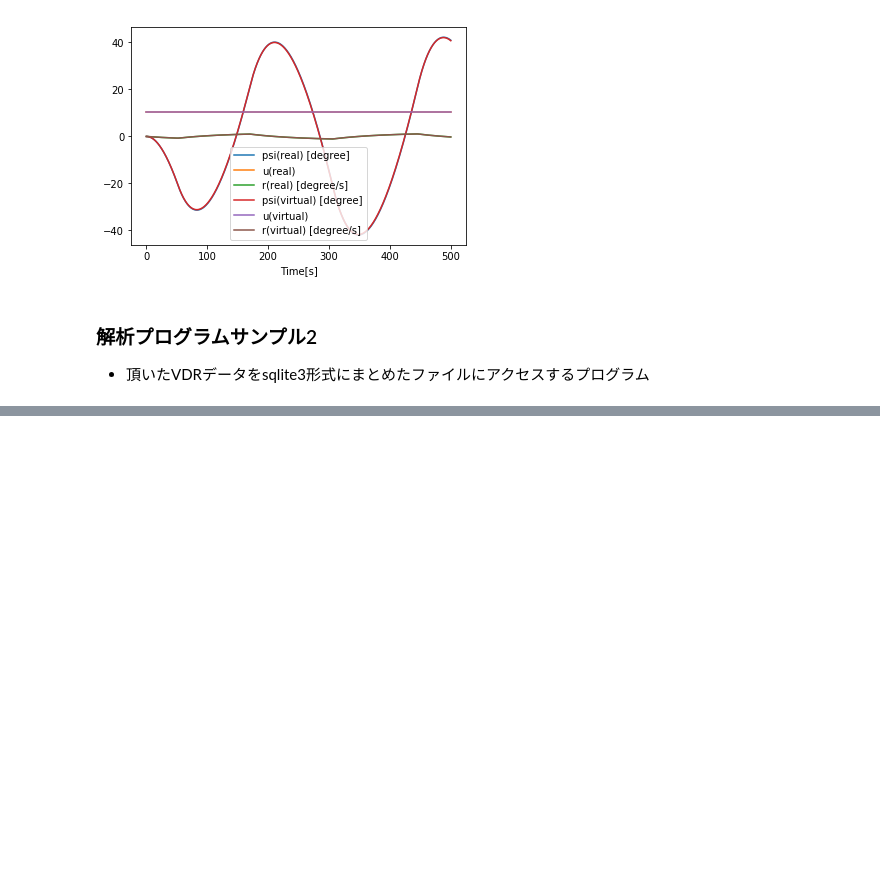
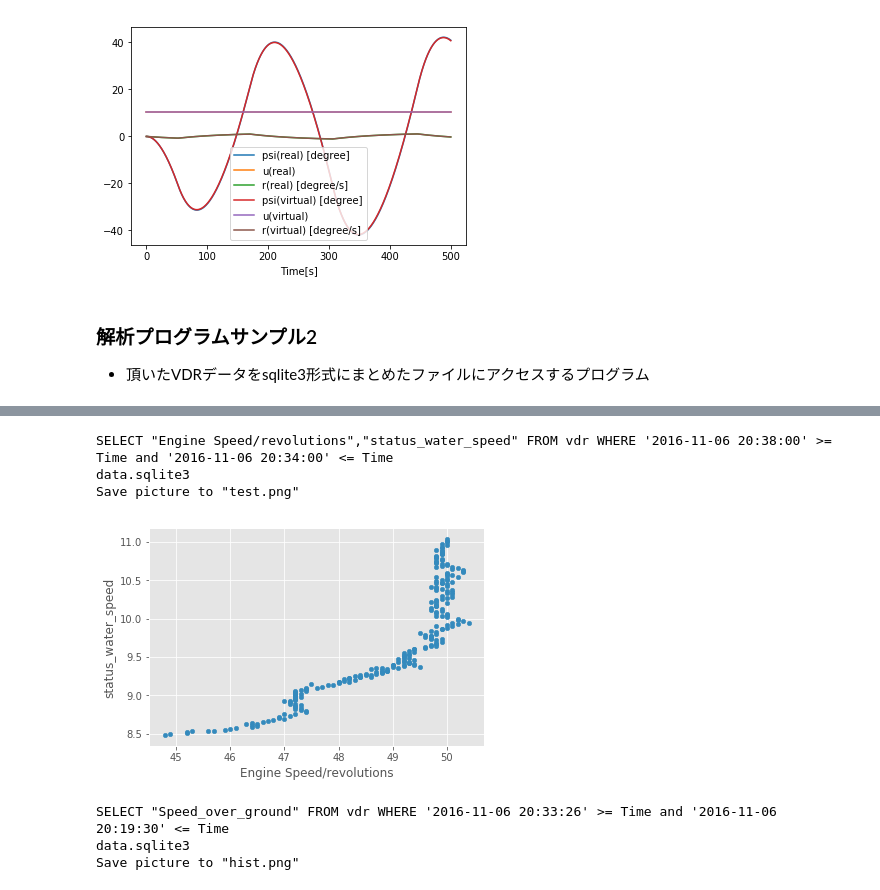
Before and after one commit to RyotaMiyawaki/ship_dt, a Jupyter notebook: dt_analysis_sample2018.ipynb, the cells around one changed output, grey strips where cells are left out. Drawn from its saved outputs; the diff is of its cells as text; code cells hidden in the pictures; blank space fills up the shorter version.

```diff
--- a/dt_analysis_sample2018.ipynb
+++ b/dt_analysis_sample2018.ipynb
@@ -114,0 +155,15 @@ Text(0.5,0,'Time[s]')
+# %%
+# 2つのデータの関係性をxy平面にプロットする
+db.plot_xy_graph_from_db(db_file,'vdr','Engine Speed/revolutions','status_water_speed','2016-11-06 20:34:00','2016-11-06 20:38:00','test.png')
+# %% [output]
+SELECT "Engine Speed/revolutions","status_water_speed" FROM vdr WHERE '2016-11-06 20:38:00' >= Time and '2016-11-06 20:34:00' <= Time
+data.sqlite3
+Save picture to "test.png"
+[figure, added]
+# %%
+# columnのヒストグラム情報を出力(binsの設定は丁寧にしないと、合計が1.0にならないという糞仕様なので注意)
+db.plot_hist_from_db(db_file,'vdr','Speed_over_ground','2016-11-06 20:19:30','2016-11-06 20:33:26','hist.png', bins=5)
+# %% [output]
+SELECT "Speed_over_ground" FROM vdr WHERE '2016-11-06 20:33:26' >= Time and '2016-11-06 20:19:30' <= Time
+data.sqlite3
+Save picture to "hist.png"
```
Also changed, not shown: parts of 4 cells of this notebook, 2 other files.
